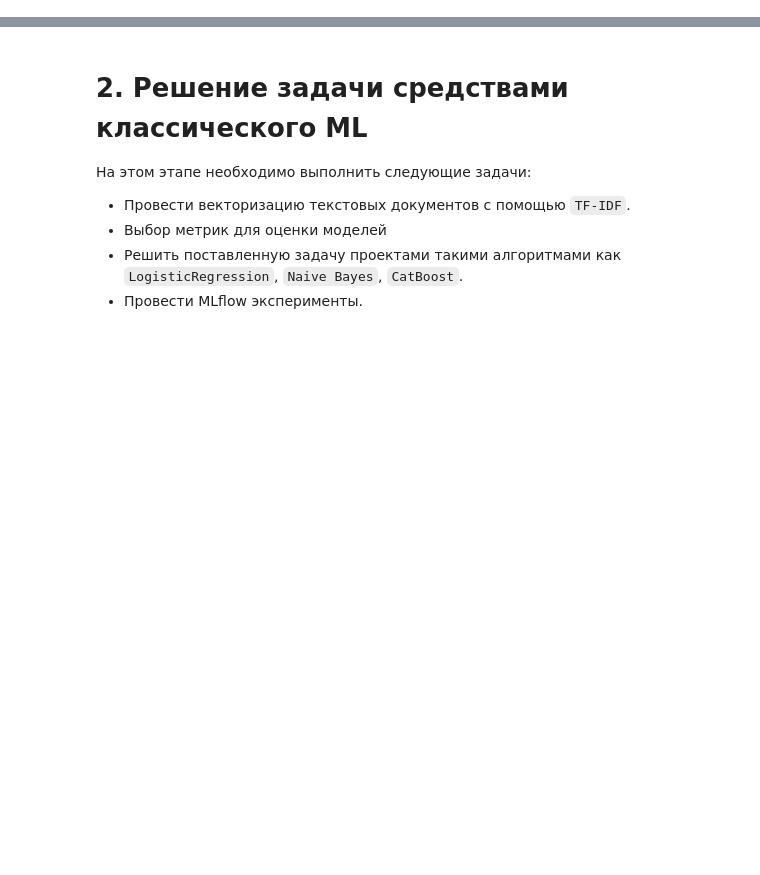
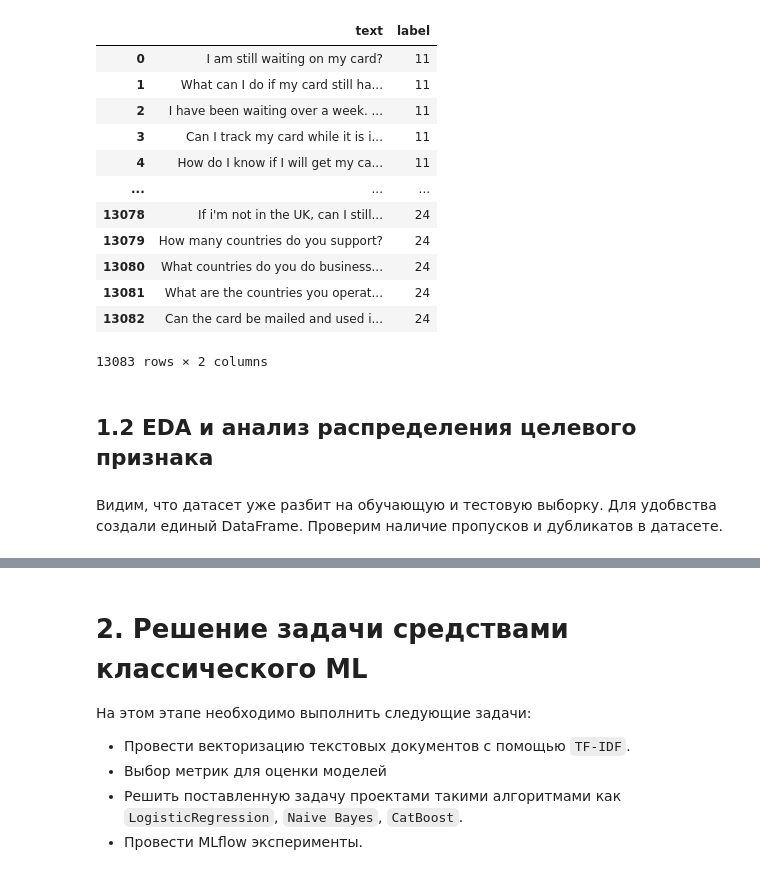
Before and after one commit to KiriLLchik07/Classification-of-customer-requests-in-the-banking-sector, a Jupyter notebook: notebooks/research.ipynb, the cells around one changed output, grey strips where cells are left out. Cells and saved outputs as stored; diff of their text form; code cells hidden in the pictures; blank space fills up the shorter version.

```diff
--- a/notebooks/classic_ml.ipynb
+++ b/notebooks/research.ipynb
@@ -0,0 +37,21 @@
+# %%
+df = pd.DataFrame(pd.concat((pd.DataFrame(dataset['train']), pd.DataFrame(dataset['test'])), ignore_index=True))
+df
+# %% [output]
+|  | text | label |
+| 0 | I am still waiting on my card? | 11 |
+| 1 | What can I do if my card still ha... | 11 |
+| 2 | I have been waiting over a week. ... | 11 |
+| 3 | Can I track my card while it is i... | 11 |
+| 4 | How do I know if I will get my ca... | 11 |
+| ... | ... | ... |
+| 13078 | If i'm not in the UK, can I still... | 24 |
+| 13079 | How many countries do you support? | 24 |
+| 13080 | What countries do you do business... | 24 |
+| 13081 | What are the countries you operat... | 24 |
+| 13082 | Can the card be mailed and used i... | 24 |
+13083 rows × 2 columns
+# %% [markdown]
+## 1.2 EDA и анализ распределения целевого признака
+# %% [markdown]
+Видим, что датасет уже разбит на обучающую и тестовую выборку. Для удобвства создали единый DataFrame. Проверим наличие пропусков и дубликатов в датасете.
```
Also changed, not shown: parts of 66 cells of this notebook, 1 other file.
